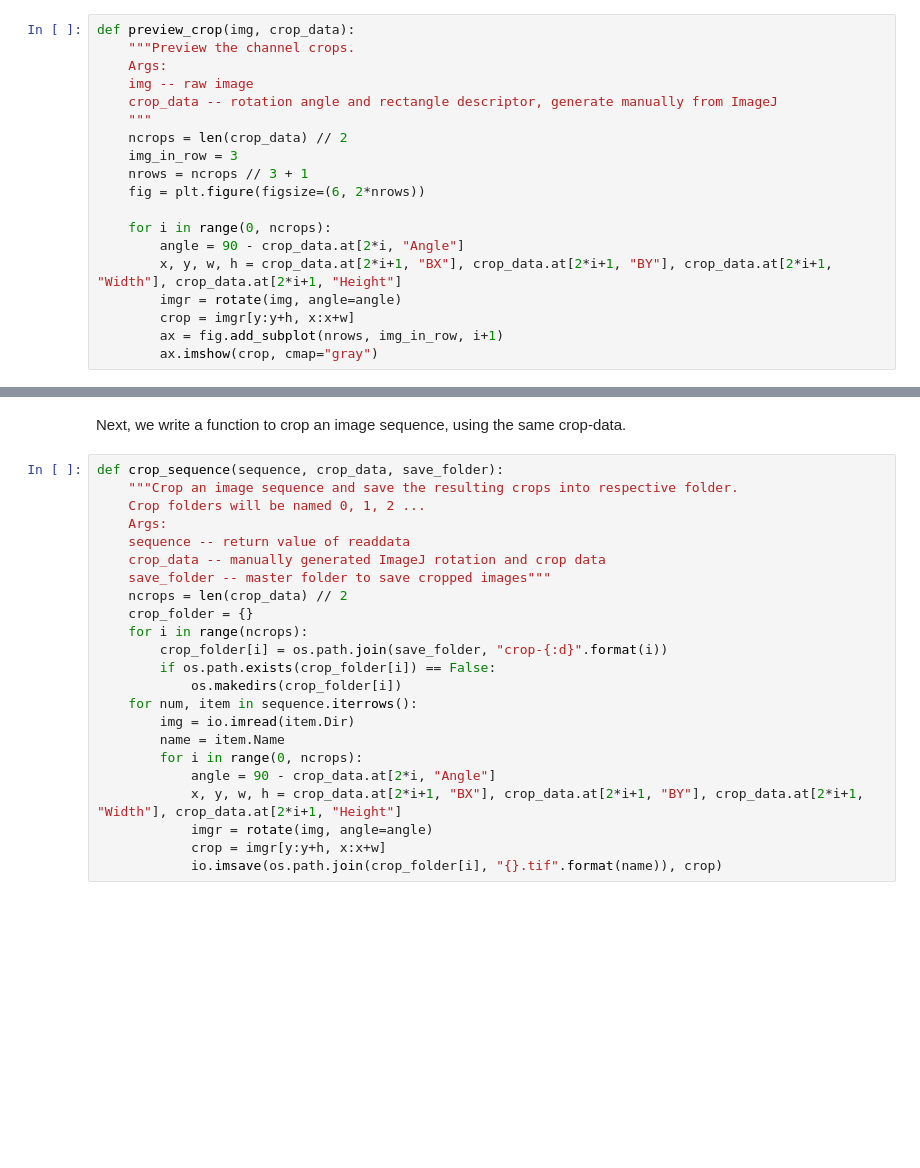
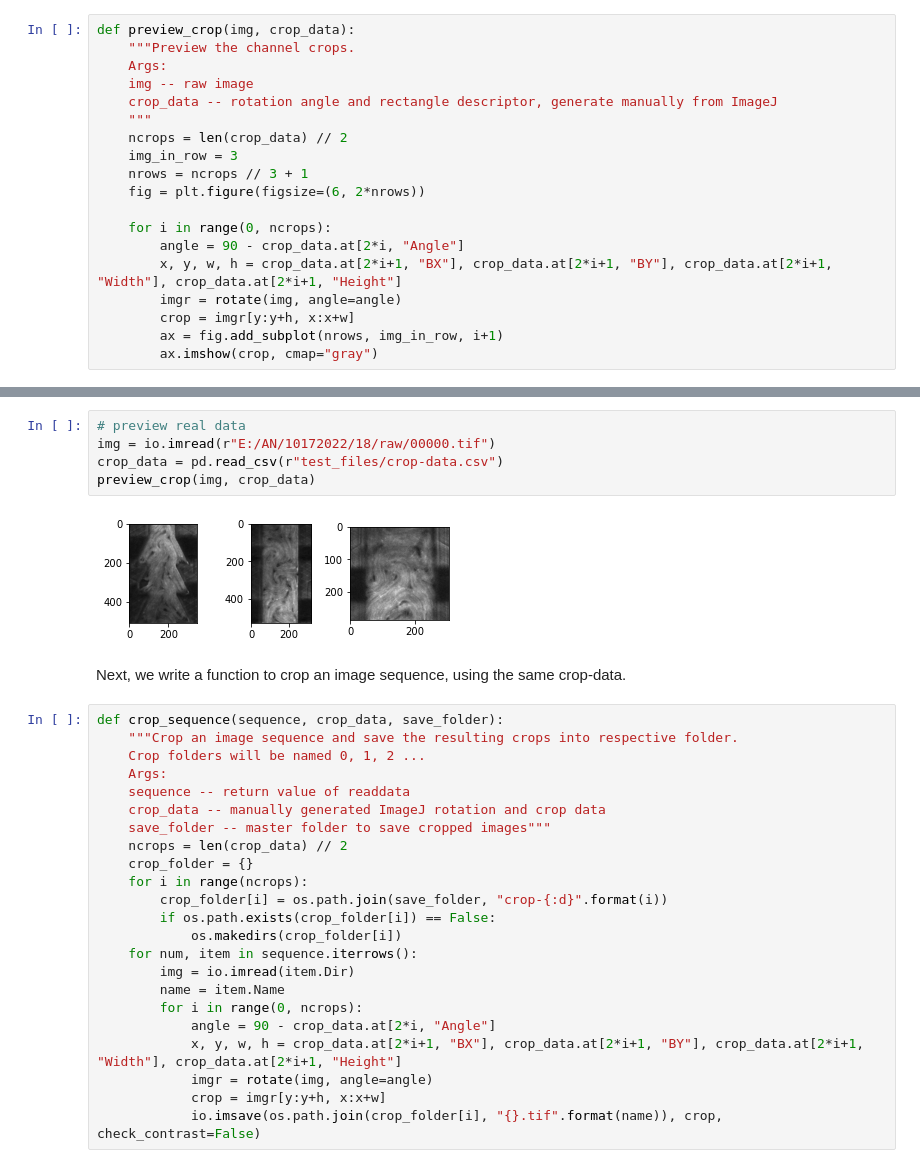
Before and after one commit to ZLoverty/AN, a Jupyter notebook: Code/Active nematics data analysis.ipynb, the cells around one changed output, grey strips where cells are left out. Cells and saved outputs as stored; diff of their text form; blank space fills up the shorter version.

```diff
--- a/Code/Active nematics data analysis.ipynb
+++ b/Code/Active nematics data analysis.ipynb
@@ -101,3 +106,10 @@ preview_crop(img, crop_data)
+# %%
+# preview real data
+img = io.imread(r"E:/AN/10172022/18/raw/00000.tif")
+crop_data = pd.read_csv(r"test_files/crop-data.csv")
+preview_crop(img, crop_data)
+# %% [output]
+[figure, added]
 # %% [markdown]
 Next, we write a function to crop an image sequence, using the same crop-data.
 # %%
@@ -122,7 +134,7 @@ def crop_sequence(sequence, crop_data, save_folder):
             x, y, w, h = crop_data.at[2*i+1, "BX"], crop_data.at[2*i+1, "BY"], crop_data.at[2*i+1, "Width"], crop_data.at[2*i+1, "Height"]
             imgr = rotate(img, angle=angle)
             crop = imgr[y:y+h, x:x+w]
-            io.imsave(os.path.join(crop_folder[i], "{}.tif".format(name)), crop)
+            io.imsave(os.path.join(crop_folder[i], "{}.tif".format(name)), crop, check_contrast=False)
 # %%
 seq = readdata("test_files", "tif")
 crop_data = pd.read_csv(r"test_files/crop-data.csv")
```
Also changed, not shown: parts of 24 cells of this notebook, 3 other files.
